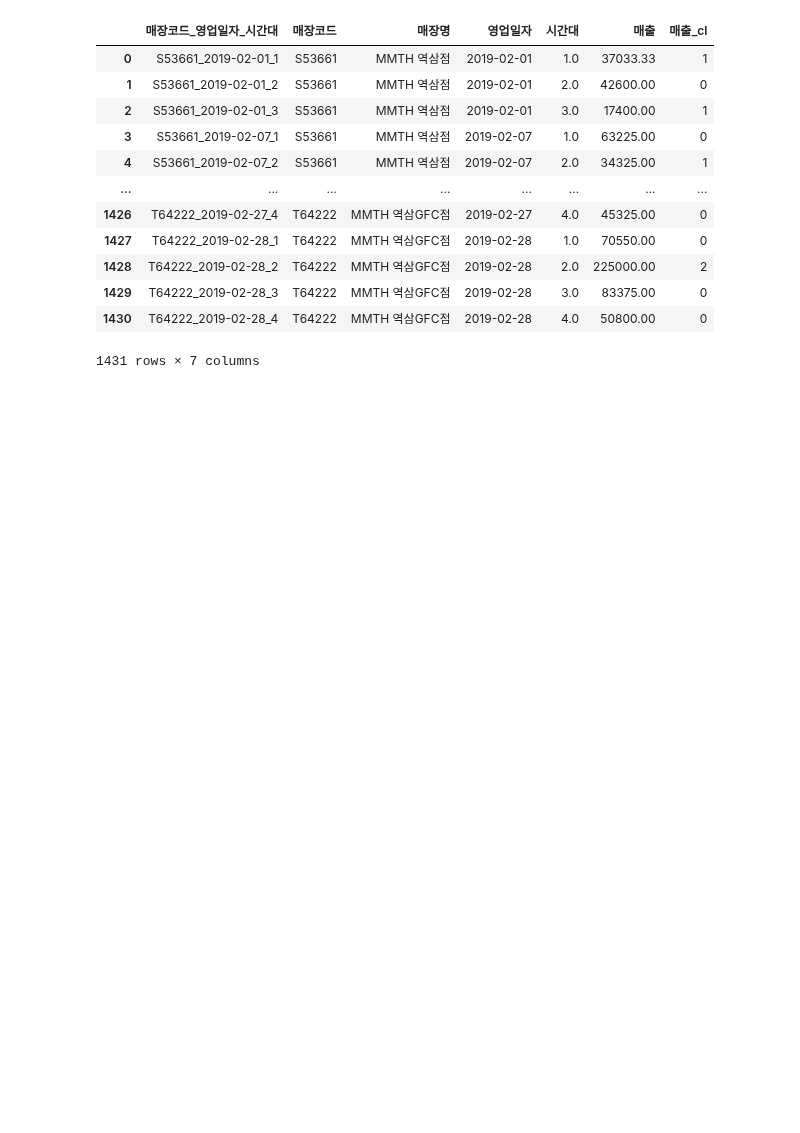
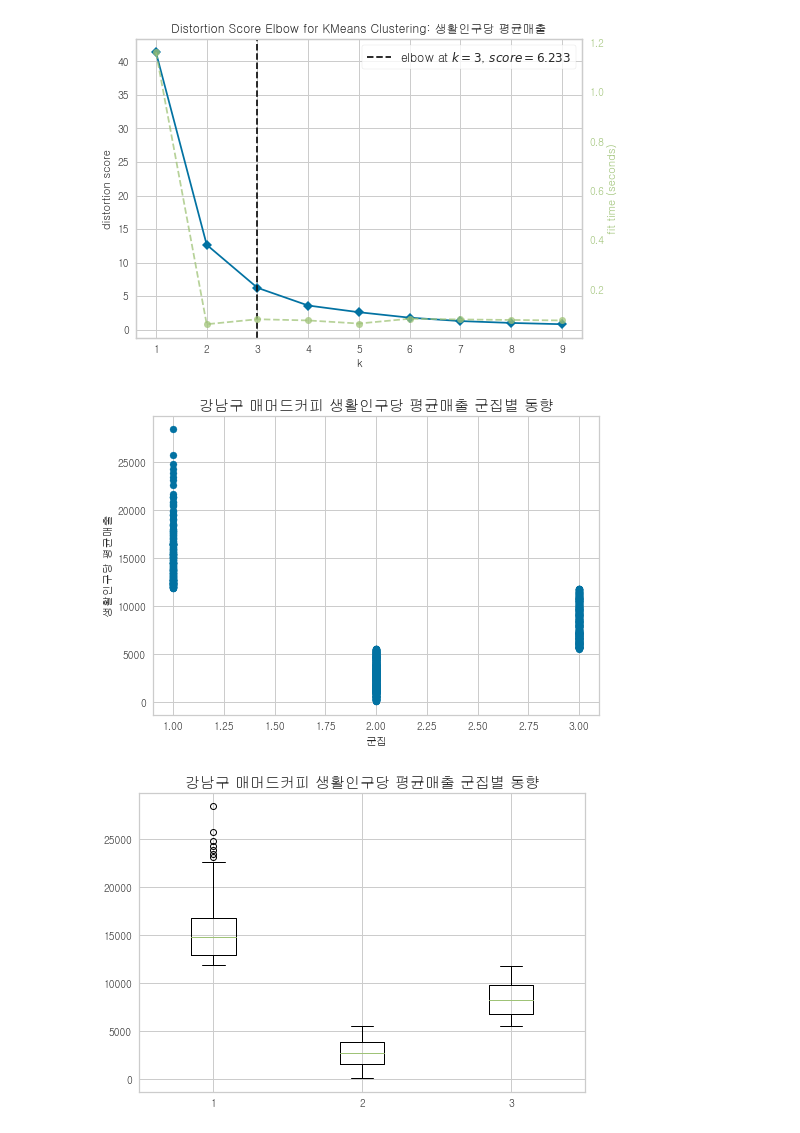
Before and after one commit to POSdata-Sales-Prediction/Store-operation-consulting, a Jupyter notebook: Modeling/Sub2/clustering.ipynb, the cells around one changed output. Saved outputs shown, nothing was run; the diff lists cells and outputs as text; code cells hidden in the pictures; blank space fills up the shorter version.

Commit message:
[22.07.13] feature extraction & clustering FIN_YL

```diff
--- a/Modeling/Sub2/clustering.ipynb
+++ b/Modeling/Sub2/clustering.ipynb
@@ -2,4 +2,4 @@
 ## Import modules & Load Dataset
 import pandas as pd
 # 매출 데이터 load
-mamm_sales = pd.read_csv("../../../resources/extractedData/매머드_매장별 시간대별 평균매출.csv", index_col =False)
+mamm_feature = pd.read_csv("../../../resources/processedData/매머드_feature.csv", index_col =False)
@@ -81,16 +75,6 @@ clustering(mamm_sales,"매출")
-# %%
-mamm_sales
-# %% [output]
-|  | 매장코드_영업일자_시간대 | 매장코드 | 매장명 | 영업일자 | 시간대 | 매출 | 매출_cl |
-| 0 | S53661_2019-02-01_1 | S53661 | MMTH 역삼점 | 2019-02-01 | 1.0 | 37033.33 | 1 |
-| 1 | S53661_2019-02-01_2 | S53661 | MMTH 역삼점 | 2019-02-01 | 2.0 | 42600.00 | 0 |
-| 2 | S53661_2019-02-01_3 | S53661 | MMTH 역삼점 | 2019-02-01 | 3.0 | 17400.00 | 1 |
-| 3 | S53661_2019-02-07_1 | S53661 | MMTH 역삼점 | 2019-02-07 | 1.0 | 63225.00 | 0 |
-| 4 | S53661_2019-02-07_2 | S53661 | MMTH 역삼점 | 2019-02-07 | 2.0 | 34325.00 | 1 |
-| ... | ... | ... | ... | ... | ... | ... | ... |
-| 1426 | T64222_2019-02-27_4 | T64222 | MMTH 역삼GFC점 | 2019-02-27 | 4.0 | 45325.00 | 0 |
-| 1427 | T64222_2019-02-28_1 | T64222 | MMTH 역삼GFC점 | 2019-02-28 | 1.0 | 70550.00 | 0 |
-| 1428 | T64222_2019-02-28_2 | T64222 | MMTH 역삼GFC점 | 2019-02-28 | 2.0 | 225000.00 | 2 |
-| 1429 | T64222_2019-02-28_3 | T64222 | MMTH 역삼GFC점 | 2019-02-28 | 3.0 | 83375.00 | 0 |
-| 1430 | T64222_2019-02-28_4 | T64222 | MMTH 역삼GFC점 | 2019-02-28 | 4.0 | 50800.00 | 0 |
-1431 rows × 7 columns
+# %%
+clustering(mamm_feature,"생활인구당 평균매출")
+# %% [output]
+[figure, added]
+[figure, added]
+[figure, added]
```
Also changed, not shown: parts of 6 cells of this notebook, 2 other files.
